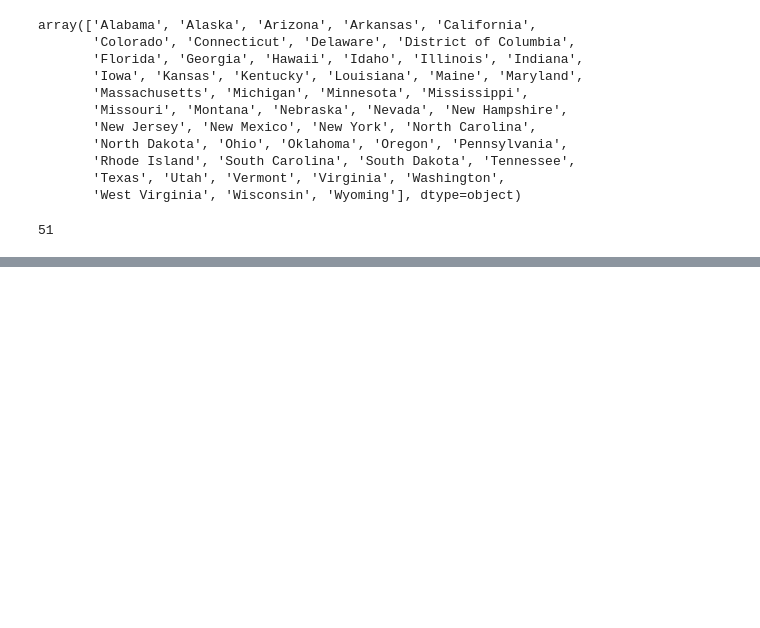
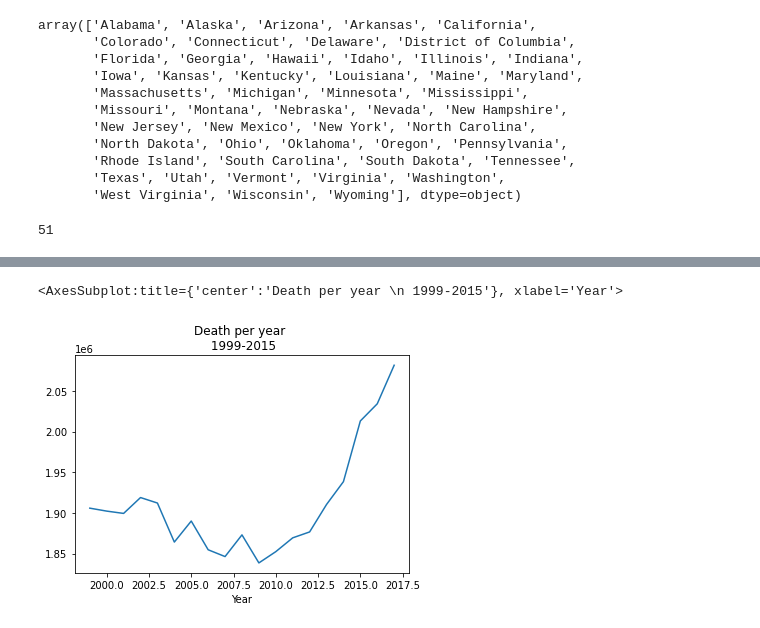
Before and after one commit to treezy254/Cause-of-Deaths-in-the-United-States, a Jupyter notebook: Cause-of-Deaths-in-the-United-States.ipynb, the cells around one changed output, grey strips where cells are left out. Cells and saved outputs as stored; diff of their text form; code cells hidden in the pictures; blank space fills up the shorter version.

```diff
--- a/Cause-of-Deaths-in-the-United-States.ipynb
+++ b/Cause-of-Deaths-in-the-United-States.ipynb
@@ -221 +228,7 @@ Year
 Name: Deaths, dtype: int64
+# %%
+dyear = data.groupby('Year').sum()
+dyear['Deaths'].plot(title='Death per year \n 1999-2015')
+# %% [output]
+<AxesSubplot:title={'center':'Death per year \n 1999-2015'}, xlabel='Year'>
+[figure, added]
```
Also changed, not shown: parts of 5 cells of this notebook.
